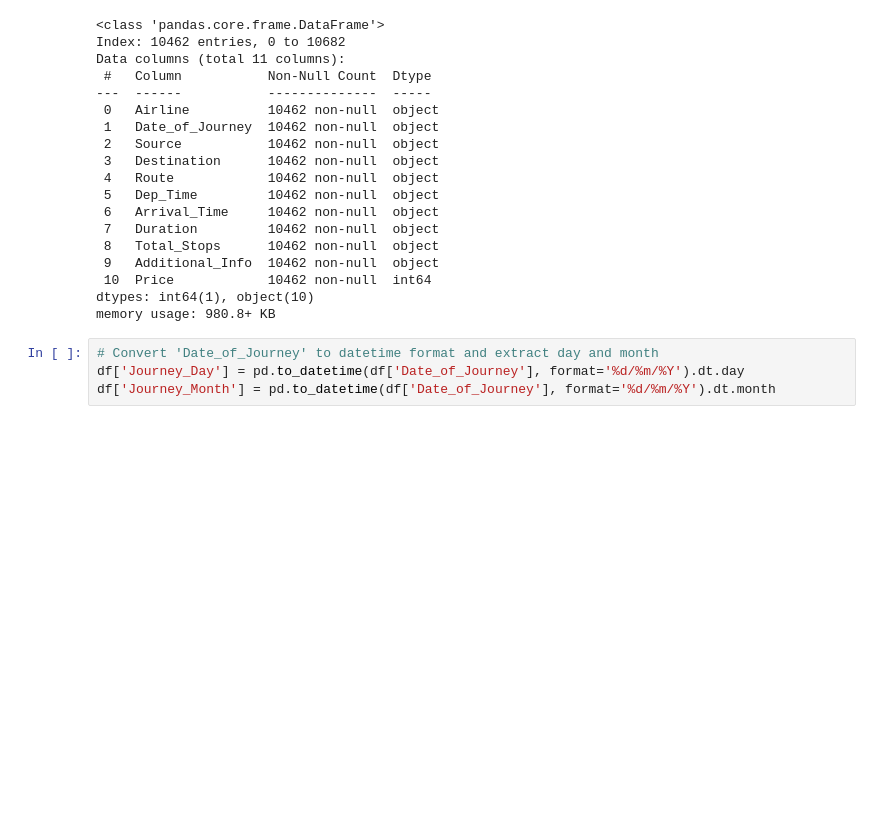
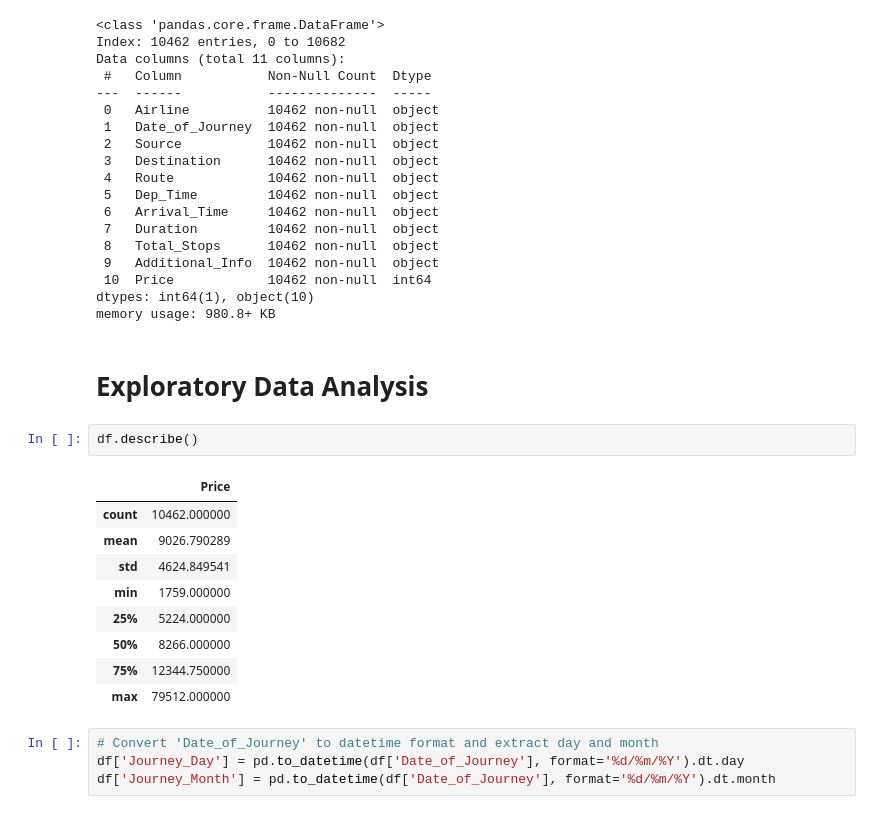
Before and after one commit to HabibaAhmed11111/ML-Airline-Ticket-Price-, a Jupyter notebook: p.ipynb, the cells around one changed output. Saved outputs shown, nothing was run; the diff lists cells and outputs as text; blank space fills up the shorter version.

```diff
--- a/p.ipynb
+++ b/p.ipynb
@@ -122,6 +124,20 @@ Data columns (total 11 columns):
  10  Price            10462 non-null  int64
 dtypes: int64(1), object(10)
 memory usage: 980.8+ KB
+# %% [markdown]
+# Exploratory Data Analysis
+# %%
+df.describe()
+# %% [output]
+|  | Price |
+| count | 10462.000000 |
+| mean | 9026.790289 |
+| std | 4624.849541 |
+| min | 1759.000000 |
+| 25% | 5224.000000 |
+| 50% | 8266.000000 |
+| 75% | 12344.750000 |
+| max | 79512.000000 |
 # %%
 # Convert 'Date_of_Journey' to datetime format and extract day and month
 df['Journey_Day'] = pd.to_datetime(df['Date_of_Journey'], format='%d/%m/%Y').dt.day
```
Also changed, not shown: parts of 22 cells of this notebook, 2 other files.
